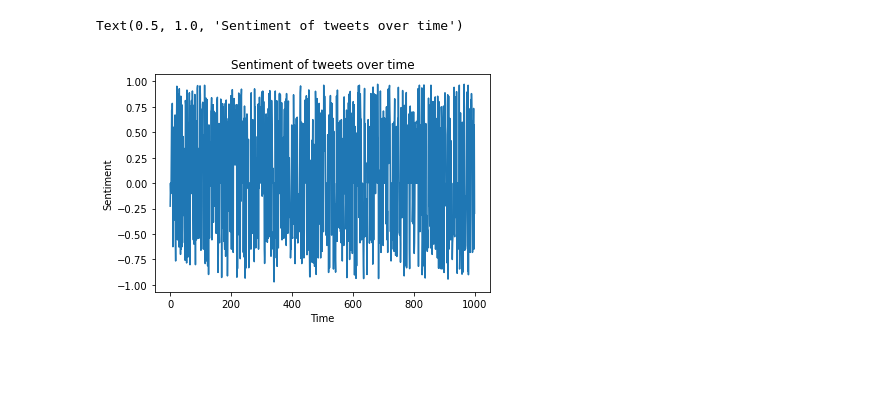
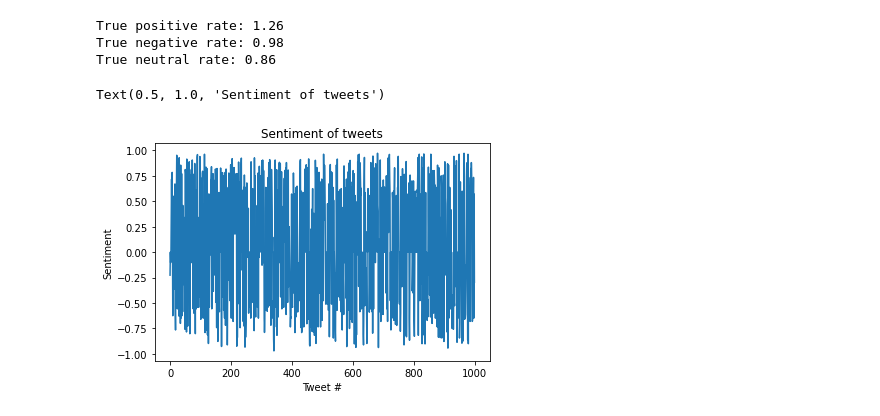
Before and after one commit to mustafa-tariqk/sentiment-trends, a Jupyter notebook: layale.ipynb, the cells around one changed output. Cells and saved outputs as stored; diff of their text form; code cells hidden in the pictures; blank space fills up the shorter version.

```diff
--- a/layale.ipynb
+++ b/layale.ipynb
@@ -168,12 +204,53 @@ array([88, 68, 61, 44, 42, 42, 40, 39, 38, 37, 36, 36, 33, 33, 33, 33, 32,
+# %%
+pos_count_true = 0
+neg_count_true = 0
+neu_count_true = 0
+
+pos_count_model = 0
+neg_count_model = 0
+neu_count_model = 0
+
+sentiment, word_counts, word_labels = analyze_tweet(token_tweets)
+
+for idx in range(len(sentiment)):
+
+    if testing_data.Sentiment.loc[indices[idx]]=='Positive':
+        pos_count_true+=1
+    elif testing_data.Sentiment.loc[indices[idx]]=='Negative':
+        neg_count_true+=1
+    else:
+        neu_count_true+=1
+
+
+    if sentiment[idx] > 0.45:
+        pos_count_model+=1
+    elif sentiment[idx] < -0.45:
+        neg_count_model+=1
+    else:
+        neu_count_model+=1
+
+
+model_accuracy = [pos_count_model/pos_count_true,
+                    neg_count_model/neg_count_true,
+                    neu_count_model/neu_count_true]
+
+# Closer to 1 is better
+print("True positive rate:",round(model_accuracy[0],2),
+"\nTrue negative rate:",round(model_accuracy[1],2),
+"\nTrue neutral rate:",round(model_accuracy[2],2))
+# %% [output]
+True positive rate: 1.26
+True negative rate: 0.98
+True neutral rate: 0.86
 # %%
 plt.figure
 plt.plot(sentiment)
-plt.xlabel("Time")
+plt.xlabel("Tweet #")
 plt.ylabel("Sentiment")
-plt.title("Sentiment of tweets over time")
+plt.title("Sentiment of tweets")
 # %% [output]
-Text(0.5, 1.0, 'Sentiment of tweets over time')
+Text(0.5, 1.0, 'Sentiment of tweets')
-[figure, old version]
+[figure, new version]
 # %%
 plt.figure
 plt.bar(word_labels[0:10],word_counts[0:10])
```
Also changed, not shown: parts of 32 cells of this notebook, 1 other file.
